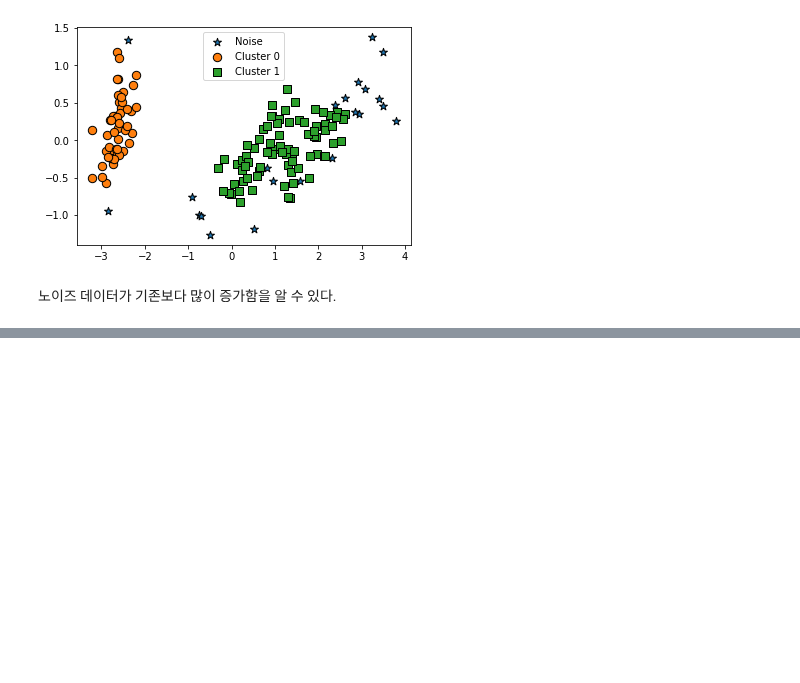
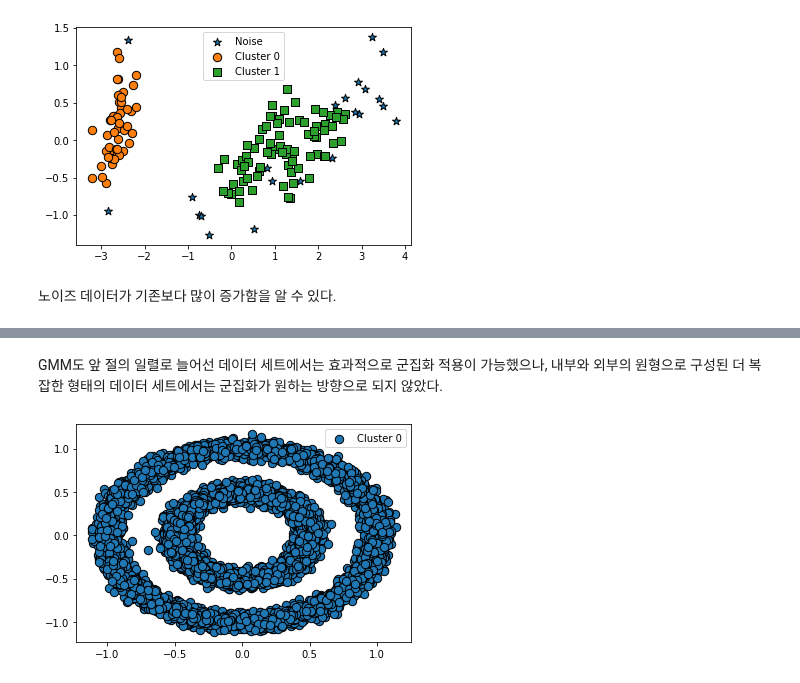
Before and after one commit to wizdom-js/data_analysis, a Jupyter notebook: 파이썬 머신러닝 완벽가이드/Chapter_07_군집화.ipynb, the cells around one changed output, grey strips where cells are left out. Cells and saved outputs as stored; diff of their text form; code cells hidden in the pictures; blank space fills up the shorter version.

```diff
--- a/파이썬 머신러닝 완벽가이드/Chapter_07_군집화.ipynb
+++ b/파이썬 머신러닝 완벽가이드/Chapter_07_군집화.ipynb
@@ -842,0 +885,13 @@ Name: dbscan_cluster, dtype: int64
+# %% [markdown]
+GMM도 앞 절의 일렬로 늘어선 데이터 세트에서는 효과적으로 군집화 적용이 가능했으나, 내부와 외부의 원형으로 구성된 더 복잡한 형태의 데이터 세트에서는 군집화가 원하는 방향으로 되지 않았다.
+# %%
+# DBSCAN으로 make_circles()데이터 세트 군집화 수행
+from sklearn.cluster import DBSCAN
+
+dbscan = DBSCAN(eps=0.2, min_samples=10, metric='euclidean')
+dbscan_labels = dbscan.fit_predict(X)
+clusterDF['dbscan_cluster'] = dbscan_labels
+
+visualize_cluster_plot(dbscan, clusterDF, 'dbscan_cluster', iscenter=False)
+# %% [output]
+[figure, added]
```
Also changed, not shown: parts of 7 cells of this notebook.
